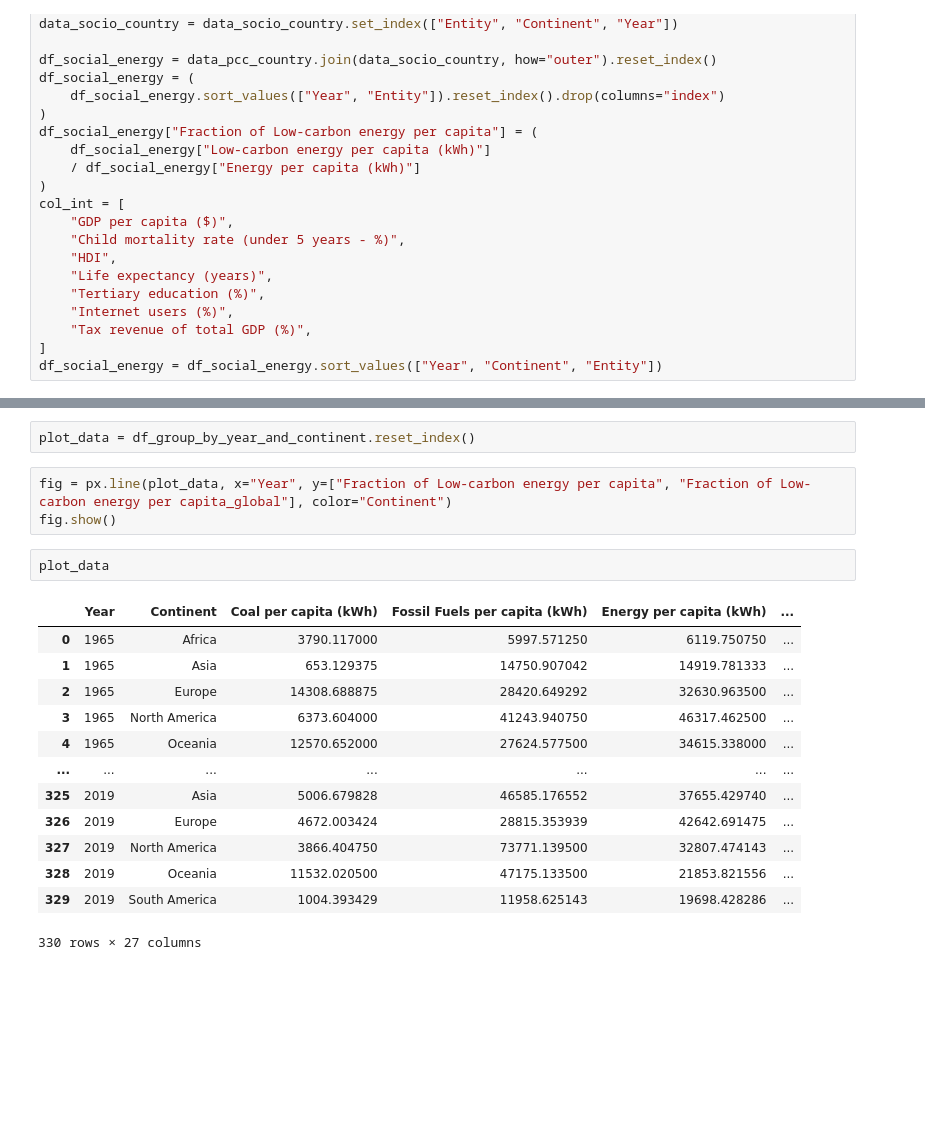
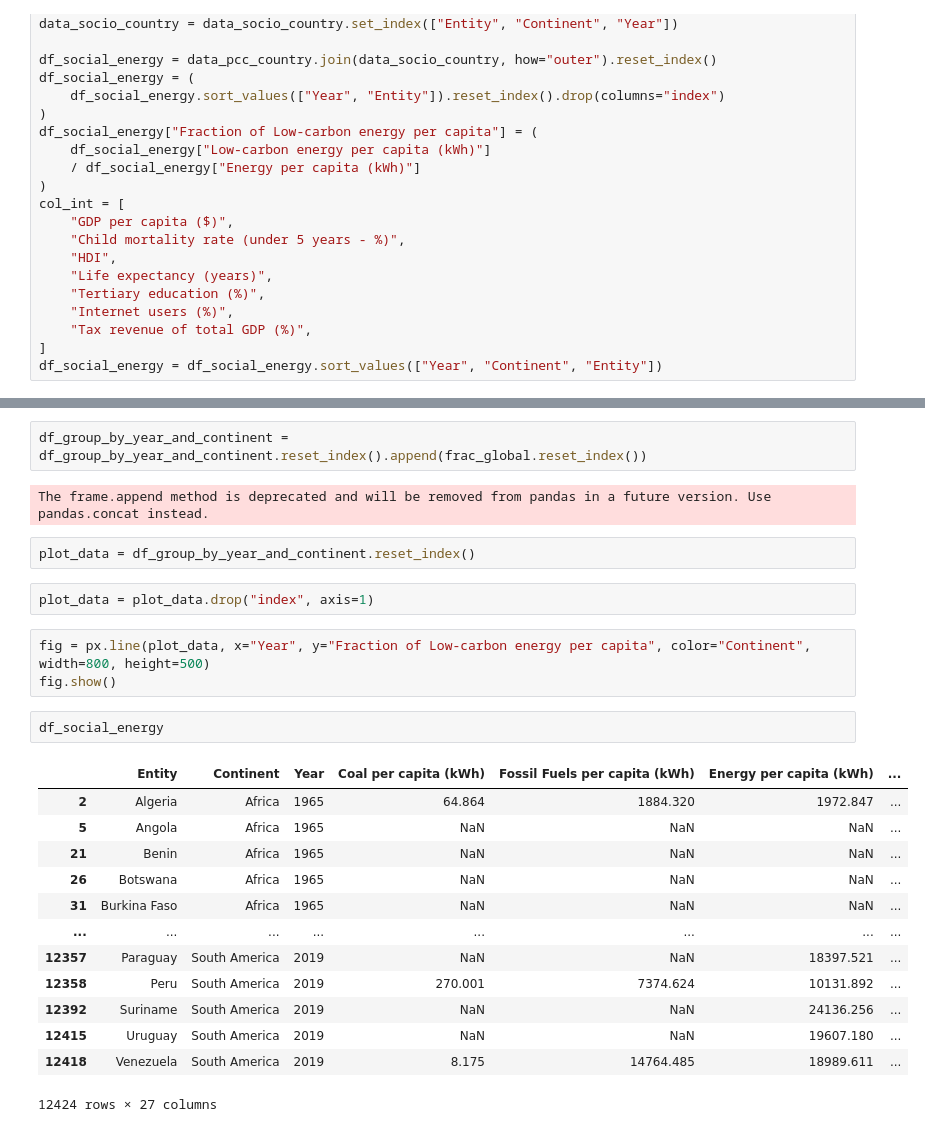
Before and after one commit to Moesen/SocialDataFinalProject, a Jupyter notebook: notebooks/intro_energy_plot.ipynb, the cells around one changed output, grey strips where cells are left out. Saved outputs shown, nothing was run; the diff lists cells and outputs as text; blank space fills up the shorter version.

```diff
--- a/notebooks/intro_energy_plot.ipynb
+++ b/notebooks/intro_energy_plot.ipynb
@@ -48,21 +41,27 @@ df_group_by_year_and_continent = df_group_by_year_and_continent.join(df_group_by
+# %%
+df_group_by_year_and_continent = df_group_by_year_and_continent.reset_index().append(frac_global.reset_index())
+# %% [output]
+The frame.append method is deprecated and will be removed from pandas in a future version. Use pandas.concat instead.
 # %%
 plot_data = df_group_by_year_and_continent.reset_index()
+# %%
+plot_data = plot_data.drop("index", axis=1)
 # %%
-fig = px.line(plot_data, x="Year", y=["Fraction of Low-carbon energy per capita", "Fraction of Low-carbon energy per capita_global"], color="Continent")
+fig = px.line(plot_data, x="Year", y="Fraction of Low-carbon energy per capita", color="Continent", width=800, height=500)
 fig.show()
-# %%
-plot_data
-# %% [output]
-|  | Year | Continent | Coal per capita (kWh) | Fossil Fuels per capita (kWh) | Energy per capita (kWh) | ... |
-| 0 | 1965 | Africa | 3790.117000 | 5997.571250 | 6119.750750 | ... |
-| 1 | 1965 | Asia | 653.129375 | 14750.907042 | 14919.781333 | ... |
-| 2 | 1965 | Europe | 14308.688875 | 28420.649292 | 32630.963500 | ... |
-| 3 | 1965 | North America | 6373.604000 | 41243.940750 | 46317.462500 | ... |
-| 4 | 1965 | Oceania | 12570.652000 | 27624.577500 | 34615.338000 | ... |
-| ... | ... | ... | ... | ... | ... | ... |
-| 325 | 2019 | Asia | 5006.679828 | 46585.176552 | 37655.429740 | ... |
-| 326 | 2019 | Europe | 4672.003424 | 28815.353939 | 42642.691475 | ... |
-| 327 | 2019 | North America | 3866.404750 | 73771.139500 | 32807.474143 | ... |
-| 328 | 2019 | Oceania | 11532.020500 | 47175.133500 | 21853.821556 | ... |
-| 329 | 2019 | South America | 1004.393429 | 11958.625143 | 19698.428286 | ... |
-330 rows × 27 columns
+# %%
+df_social_energy
+# %% [output]
+|  | Entity | Continent | Year | Coal per capita (kWh) | Fossil Fuels per capita (kWh) | Energy per capita (kWh) | ... |
+| 2 | Algeria | Africa | 1965 | 64.864 | 1884.320 | 1972.847 | ... |
+| 5 | Angola | Africa | 1965 | NaN | NaN | NaN | ... |
+| 21 | Benin | Africa | 1965 | NaN | NaN | NaN | ... |
+| 26 | Botswana | Africa | 1965 | NaN | NaN | NaN | ... |
+| 31 | Burkina Faso | Africa | 1965 | NaN | NaN | NaN | ... |
+| ... | ... | ... | ... | ... | ... | ... | ... |
+| 12357 | Paraguay | South America | 2019 | NaN | NaN | 18397.521 | ... |
+| 12358 | Peru | South America | 2019 | 270.001 | 7374.624 | 10131.892 | ... |
+| 12392 | Suriname | South America | 2019 | NaN | NaN | 24136.256 | ... |
+| 12415 | Uruguay | South America | 2019 | NaN | NaN | 19607.180 | ... |
+| 12418 | Venezuela | South America | 2019 | 8.175 | 14764.485 | 18989.611 | ... |
+12424 rows × 27 columns
```
Also changed, not shown: parts of 6 cells of this notebook, 1 other file.
